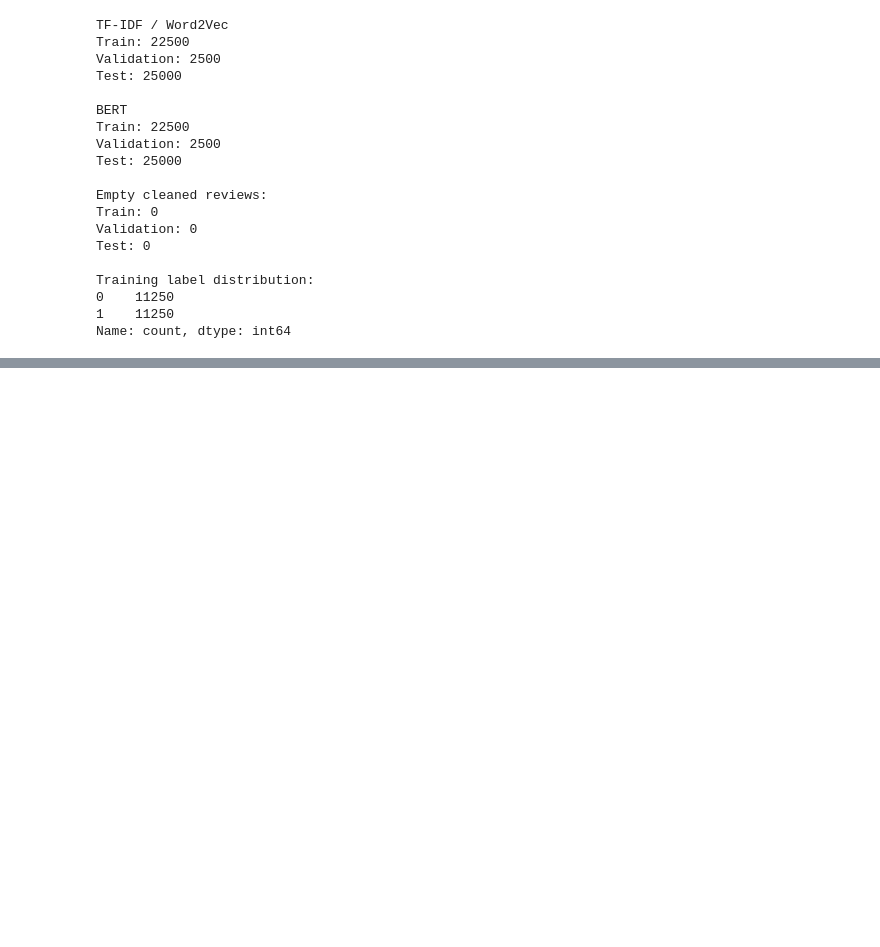
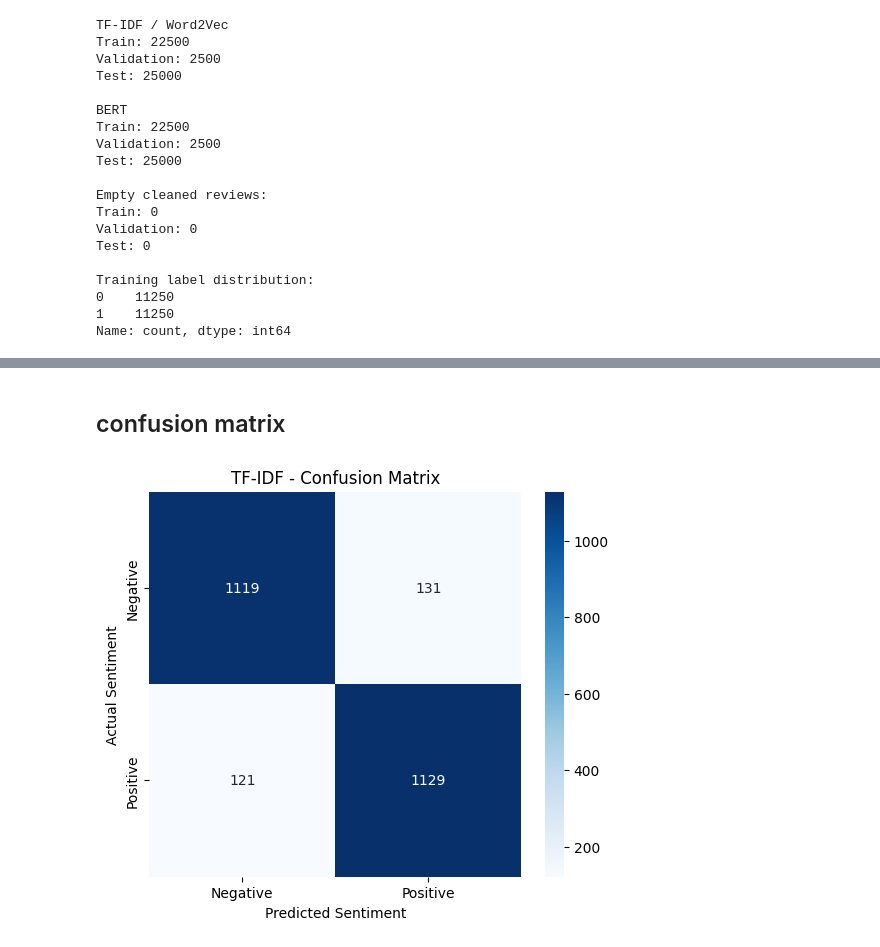
Before and after one commit to AbdullahRFA/IMDB_Sentiment_Analysis, a Jupyter notebook: Module18_IMDB_Sentiment_Analysis_Abdullah_Nazmus_Sakib.ipynb, the cells around one changed output, grey strips where cells are left out. Cells and saved outputs as stored; diff of their text form; code cells hidden in the pictures; blank space fills up the shorter version.

Commit message:
TF-IDF use for training logistics regression for classification of IMDB sentiment classsification

```diff
--- a/Module18_IMDB_Sentiment_Analysis_Abdullah_Nazmus_Sakib.ipynb
+++ b/Module18_IMDB_Sentiment_Analysis_Abdullah_Nazmus_Sakib.ipynb
@@ -320,0 +447,17 @@ Name: count, dtype: int64
+# %%
+
+# Predict sentiment using validation data
+
+start_time = time.time()
+
+y_val_pred_tfidf = tfidf_model.predict(X_val_tfidf)
+
+tfidf_prediction_time = time.time() - start_time
+
+print("Validation predictions completed!")
+
+print("\nActual labels:")
+print(y_val[:10])
+
+print("\nPredicted labels:")
+print(y_val_pred_tfidf[:10])
@@ -320,0 +534,32 @@ Name: count, dtype: int64
+# %% [markdown]
+## confusion matrix
+# %%
+
+import matplotlib.pyplot as plt
+import seaborn as sns
+
+# Generate confusion matrix
+cm = confusion_matrix(
+    y_val,
+    y_val_pred_tfidf
+)
+
+# Visualize confusion matrix
+plt.figure(figsize=(6, 5))
+
+sns.heatmap(
+    cm,
+    annot=True,
+    fmt="d",
+    cmap="Blues",
+    xticklabels=["Negative", "Positive"],
+    yticklabels=["Negative", "Positive"]
+)
+
+plt.xlabel("Predicted Sentiment")
+plt.ylabel("Actual Sentiment")
+plt.title("TF-IDF - Confusion Matrix")
+
+plt.show()
+# %% [output]
+[figure, added]
```
Also changed, not shown: parts of 15 cells of this notebook.
